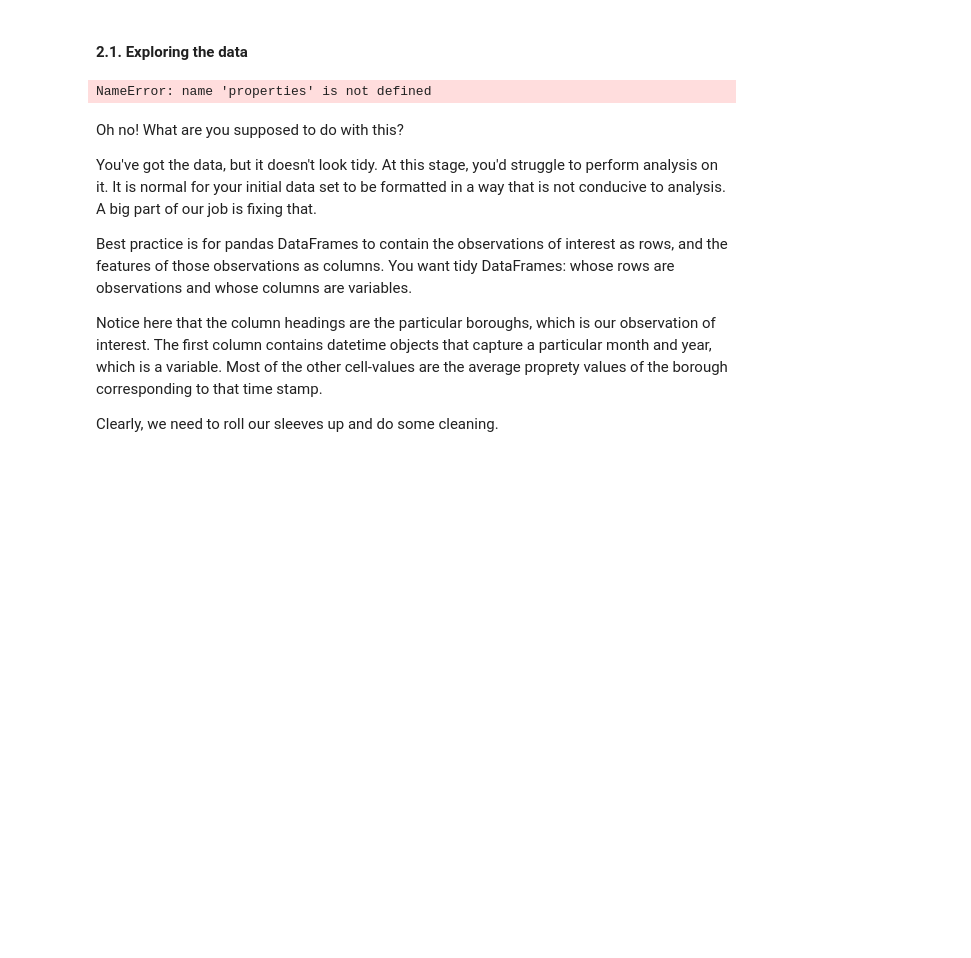
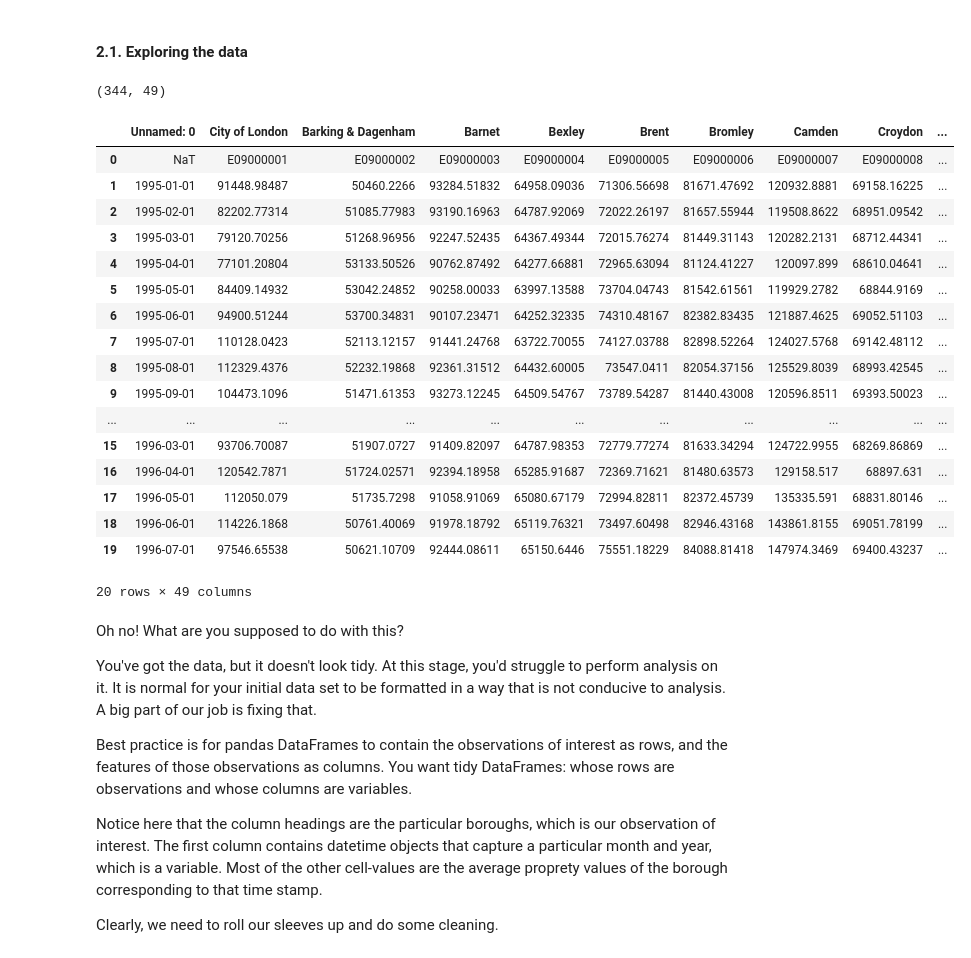
Before and after one commit to wesrhalljr/springboard, a Jupyter notebook: Unit 4 Challenge - Tier 2.ipynb, the cells around one changed output. Cells and saved outputs as stored; diff of their text form; code cells hidden in the pictures; blank space fills up the shorter version.

```diff
--- a/Unit 4 Challenge - Tier 2.ipynb
+++ b/Unit 4 Challenge - Tier 2.ipynb
@@ -71,10 +71,6 @@ Your data comes from the [London Datastore](https://data.london.gov.uk/): a free
 # %%
 # First, make a variable called url_LondonHousePrices, and assign it the following link, enclosed in quotation-marks as a string:
 # https://data.london.gov.uk/download/uk-house-price-index/70ac0766-8902-4eb5-aab5-01951aaed773/UK%20House%20price%20index.xls
-
-url_LondonHousePrices = "https://data.london.gov.uk/download/uk-house-price-index/70ac0766-8902-4eb5-aab5-01951aaed773/UK%20House%20price%20index.xls"
-
-# The dataset we're interested in contains the Average prices of the houses, and is actually on a particular sheet of the Excel file.
 # As a result, we need to specify the sheet name in the read_excel() method.
 # Put this data into a variable called properties.
-properties = pd.read_excel(url_LondonHousePrices, sheet_name='Average price', index_col= None)
+properties = pd.read_excel("UK_House_price_index1.xlsx", sheet_name='Average price', index_col= None)
@@ -105,10 +99,29 @@ Keep the end goal in mind as you move through this process, every step will take
 # First off, let's use .shape feature of pandas DataFrames to look at the number of rows and columns.
 properties.shape
 # %% [output]
-NameError: name 'properties' is not defined
+(344, 49)
 # %%
 # Using the .head() method, let's check out the state of our dataset.
-_ _ _.head()
+properties.head(20)
+# %% [output]
+|  | Unnamed: 0 | City of London | Barking & Dagenham | Barnet | Bexley | Brent | Bromley | Camden | Croydon | ... |
+| 0 | NaT | E09000001 | E09000002 | E09000003 | E09000004 | E09000005 | E09000006 | E09000007 | E09000008 | ... |
+| 1 | 1995-01-01 | 91448.98487 | 50460.2266 | 93284.51832 | 64958.09036 | 71306.56698 | 81671.47692 | 120932.8881 | 69158.16225 | ... |
+| 2 | 1995-02-01 | 82202.77314 | 51085.77983 | 93190.16963 | 64787.92069 | 72022.26197 | 81657.55944 | 119508.8622 | 68951.09542 | ... |
+| 3 | 1995-03-01 | 79120.70256 | 51268.96956 | 92247.52435 | 64367.49344 | 72015.76274 | 81449.31143 | 120282.2131 | 68712.44341 | ... |
+| 4 | 1995-04-01 | 77101.20804 | 53133.50526 | 90762.87492 | 64277.66881 | 72965.63094 | 81124.41227 | 120097.899 | 68610.04641 | ... |
+| 5 | 1995-05-01 | 84409.14932 | 53042.24852 | 90258.00033 | 63997.13588 | 73704.04743 | 81542.61561 | 119929.2782 | 68844.9169 | ... |
+| 6 | 1995-06-01 | 94900.51244 | 53700.34831 | 90107.23471 | 64252.32335 | 74310.48167 | 82382.83435 | 121887.4625 | 69052.51103 | ... |
+| 7 | 1995-07-01 | 110128.0423 | 52113.12157 | 91441.24768 | 63722.70055 | 74127.03788 | 82898.52264 | 124027.5768 | 69142.48112 | ... |
+| 8 | 1995-08-01 | 112329.4376 | 52232.19868 | 92361.31512 | 64432.60005 | 73547.0411 | 82054.37156 | 125529.8039 | 68993.42545 | ... |
+| 9 | 1995-09-01 | 104473.1096 | 51471.61353 | 93273.12245 | 64509.54767 | 73789.54287 | 81440.43008 | 120596.8511 | 69393.50023 | ... |
+| ... | ... | ... | ... | ... | ... | ... | ... | ... | ... | ... |
+| 15 | 1996-03-01 | 93706.70087 | 51907.0727 | 91409.82097 | 64787.98353 | 72779.77274 | 81633.34294 | 124722.9955 | 68269.86869 | ... |
+| 16 | 1996-04-01 | 120542.7871 | 51724.02571 | 92394.18958 | 65285.91687 | 72369.71621 | 81480.63573 | 129158.517 | 68897.631 | ... |
+| 17 | 1996-05-01 | 112050.079 | 51735.7298 | 91058.91069 | 65080.67179 | 72994.82811 | 82372.45739 | 135335.591 | 68831.80146 | ... |
+| 18 | 1996-06-01 | 114226.1868 | 50761.40069 | 91978.18792 | 65119.76321 | 73497.60498 | 82946.43168 | 143861.8155 | 69051.78199 | ... |
+| 19 | 1996-07-01 | 97546.65538 | 50621.10709 | 92444.08611 | 65150.6446 | 75551.18229 | 84088.81418 | 147974.3469 | 69400.43237 | ... |
+20 rows × 49 columns
 # %% [markdown]
 Oh no! What are you supposed to do with this?
 
```
Also changed, not shown: parts of 50 cells of this notebook.
